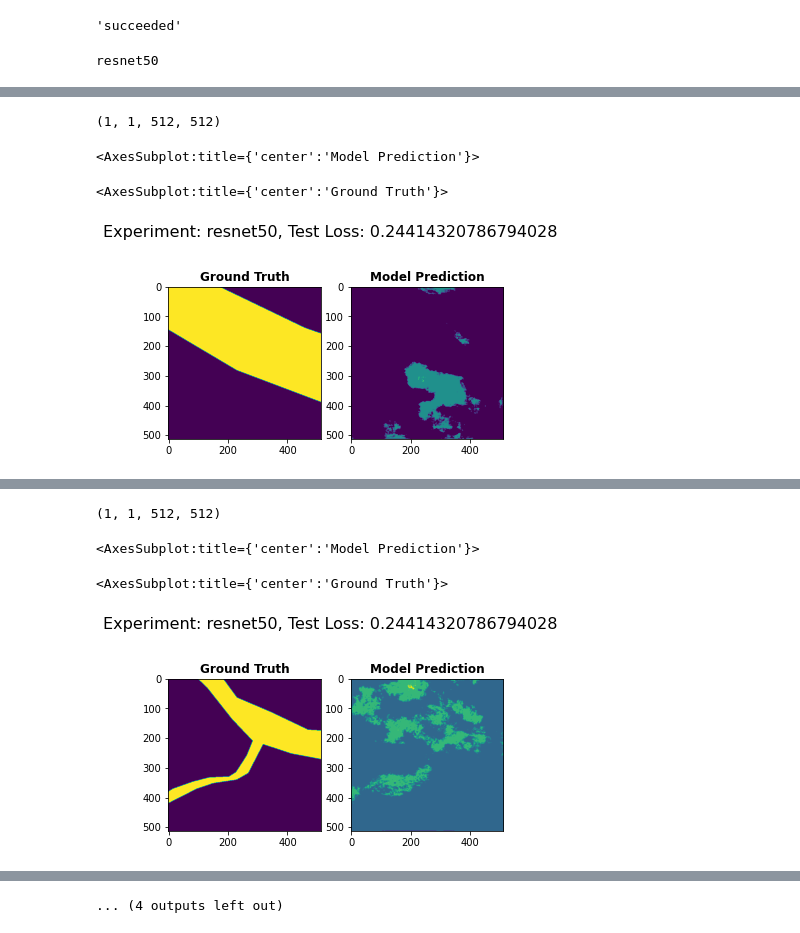
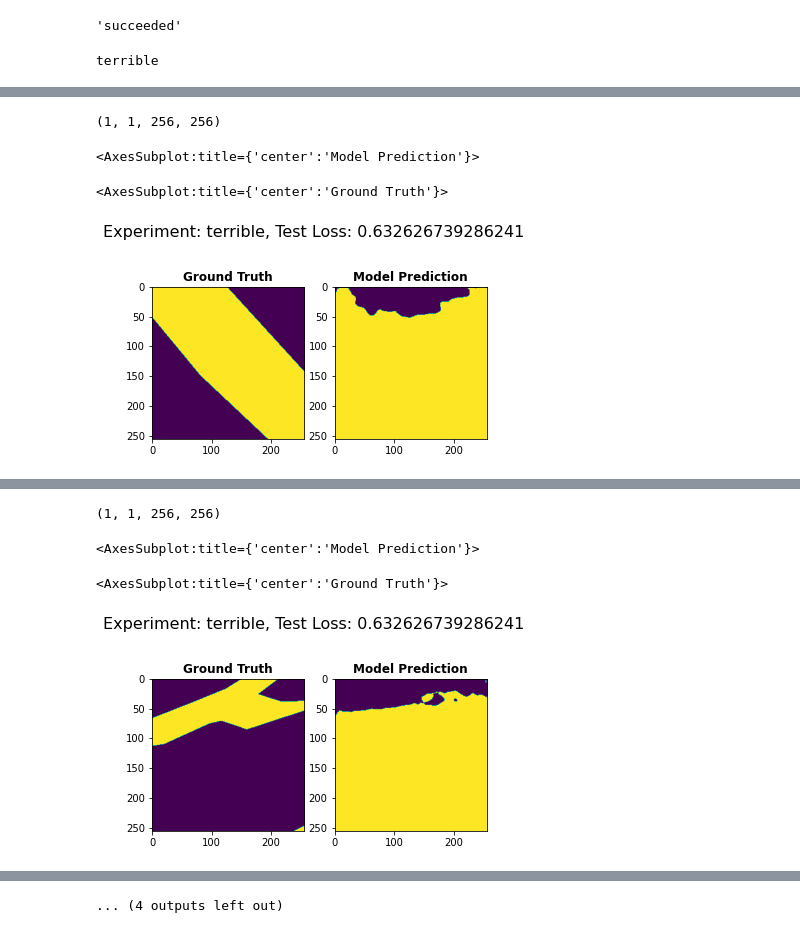
Before and after one commit to maxzvyagin/ephemeral_streams_code, a Jupyter notebook: model_visualization.ipynb, the cells around one changed output, grey strips where cells are left out. Cells and saved outputs as stored; diff of their text form; code cells hidden in the pictures.

```diff
--- a/model_visualization.ipynb
+++ b/model_visualization.ipynb
@@ -57,7 +57,7 @@ for e in experiments:
         encoder = encoder.split("encoder")[1].lower()
     else:
         encoder = encoder.lower()
-    if id_num == 281 and e.state == 'succeeded':
+    if id_num == 287 and e.state == 'succeeded':
         # load in the model
         e.download_artifacts()
         with zipfile.ZipFile('output.zip') as zip_ref:
@@ -96,7 +96,7 @@ for e in experiments:
         # print experiment id, name, image type, and training/test loss
         # print(e.get_properties(), e.get_numeric_channels_values())
         # show mask, and then show the results from each
-        for test in image_samples['large_full_channel']:
+        for test in image_samples[i_type]:
             fig, (m_axis, i_axis) = pyplot.subplots(1, 2)
             fig.suptitle("Experiment: "+encoder+", Test Loss: "+e.get_logs()['test_loss']['y'], fontsize=16)
             if i_type == "veg_index":
@@ -105,6 +105,7 @@ for e in experiments:
                 res = model(channel_input)
             else:
                 res = model(test['image'].unsqueeze(0))
+            unmodified_res = res.detach().numpy()
             res = np.rint(res.detach().numpy())
             #res = np.reshape(res, (2, 256, 256))
             print(res.shape)
@@ -112,4 +113,4 @@ for e in experiments:
             show(test['mask'], ax=m_axis, title="Ground Truth")
             pyplot.show()
 # %% [output]
-resnet50
+terrible
@@ -117,4 +118,4 @@ Text(0.5, 0.98, 'Experiment: resnet50, Test Loss: 0.24414320786794028')
-(1, 1, 512, 512)
+(1, 1, 256, 256)
 <AxesSubplot:title={'center':'Model Prediction'}>
 <AxesSubplot:title={'center':'Ground Truth'}>
-[figure, old version]
+[figure, new version]
@@ -122,4 +123,4 @@ Text(0.5, 0.98, 'Experiment: resnet50, Test Loss: 0.24414320786794028')
-(1, 1, 512, 512)
+(1, 1, 256, 256)
 <AxesSubplot:title={'center':'Model Prediction'}>
 <AxesSubplot:title={'center':'Ground Truth'}>
-[figure, old version]
+[figure, new version]
```
Also changed, not shown: parts of 3 cells of this notebook, 4 other files.
